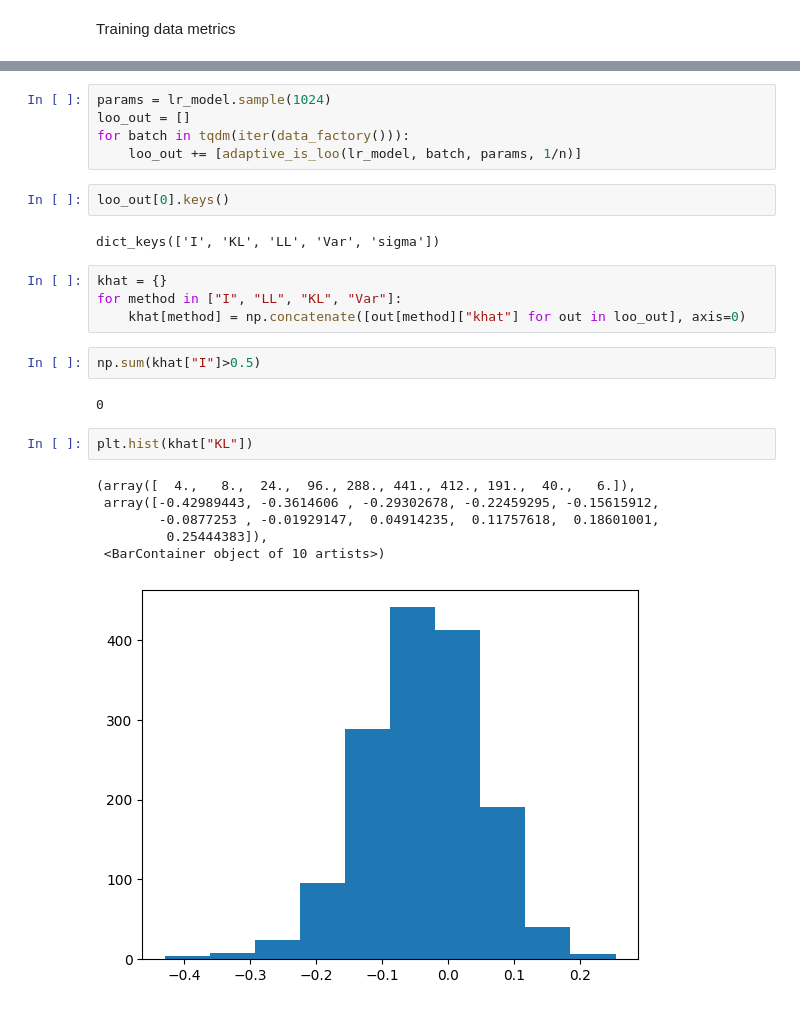
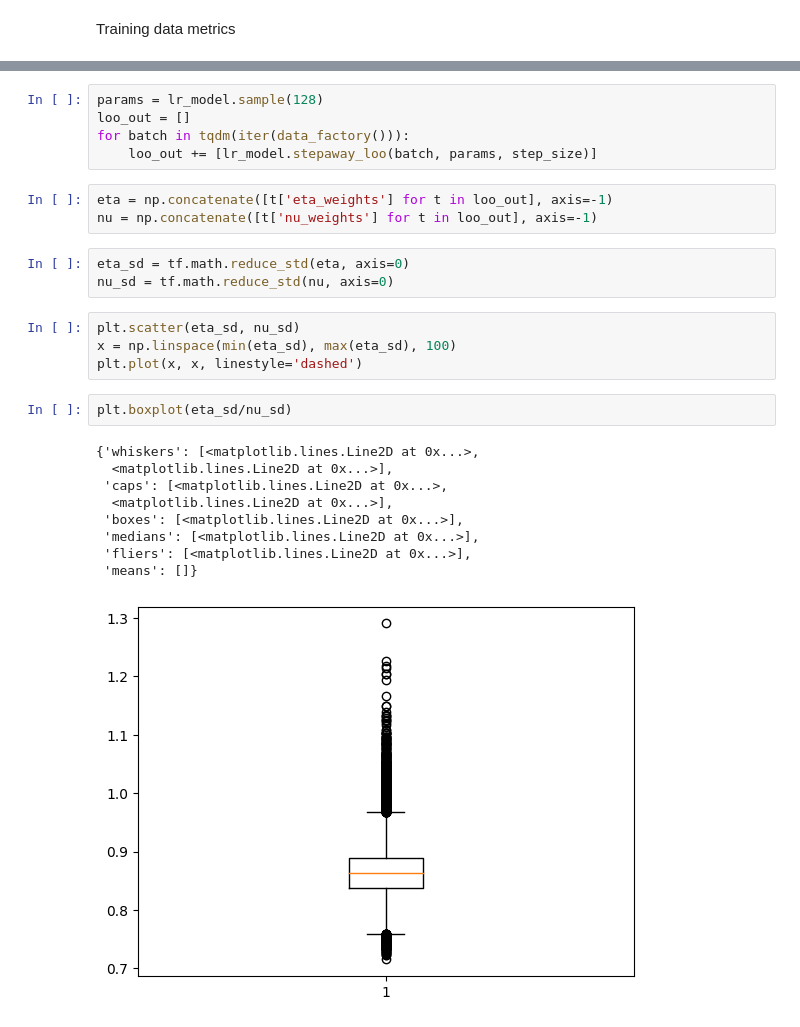
Before and after one commit to mederrata/bayesianquilts, a Jupyter notebook: notebooks/logistic_regression.ipynb, the cells around one changed output, grey strips where cells are left out. Drawn from its saved outputs; the diff is of its cells as text.

```diff
--- a/notebooks/logistic_regression.ipynb
+++ b/notebooks/logistic_regression.ipynb
@@ -393,26 +199,27 @@ bench['auroc']['auroc']
 # %%
-params = lr_model.sample(1024)
+params = lr_model.sample(128)
 loo_out = []
 for batch in tqdm(iter(data_factory())):
-    loo_out += [adaptive_is_loo(lr_model, batch, params, 1/n)]
+    loo_out += [lr_model.stepaway_loo(batch, params, step_size)]
-# %%
-loo_out[0].keys()
-# %% [output]
-dict_keys(['I', 'KL', 'LL', 'Var', 'sigma'])
-# %%
-khat = {}
-for method in ["I", "LL", "KL", "Var"]:
-    khat[method] = np.concatenate([out[method]["khat"] for out in loo_out], axis=0)
-# %%
-np.sum(khat["I"]>0.5)
-# %% [output]
-0
-# %%
-plt.hist(khat["KL"])
-# %% [output]
-(array([  4.,   8.,  24.,  96., 288., 441., 412., 191.,  40.,   6.]),
- array([-0.42989443, -0.3614606 , -0.29302678, -0.22459295, -0.15615912,
-        -0.0877253 , -0.01929147,  0.04914235,  0.11757618,  0.18601001,
-         0.25444383]),
- <BarContainer object of 10 artists>)
-[figure, removed]
+# %%
+eta = np.concatenate([t['eta_weights'] for t in loo_out], axis=-1)
+nu = np.concatenate([t['nu_weights'] for t in loo_out], axis=-1)
+# %%
+eta_sd = tf.math.reduce_std(eta, axis=0)
+nu_sd = tf.math.reduce_std(nu, axis=0)
+# %%
+plt.scatter(eta_sd, nu_sd)
+x = np.linspace(min(eta_sd), max(eta_sd), 100)
+plt.plot(x, x, linestyle='dashed')
+# %%
+plt.boxplot(eta_sd/nu_sd)
+# %% [output]
+{'whiskers': [<matplotlib.lines.Line2D at 0x...>,
+  <matplotlib.lines.Line2D at 0x...>],
+ 'caps': [<matplotlib.lines.Line2D at 0x...>,
+  <matplotlib.lines.Line2D at 0x...>],
+ 'boxes': [<matplotlib.lines.Line2D at 0x...>],
+ 'medians': [<matplotlib.lines.Line2D at 0x...>],
+ 'fliers': [<matplotlib.lines.Line2D at 0x...>],
+ 'means': []}
+[figure, added]
```
Also changed, not shown: parts of 18 cells of this notebook, 6 other files.
